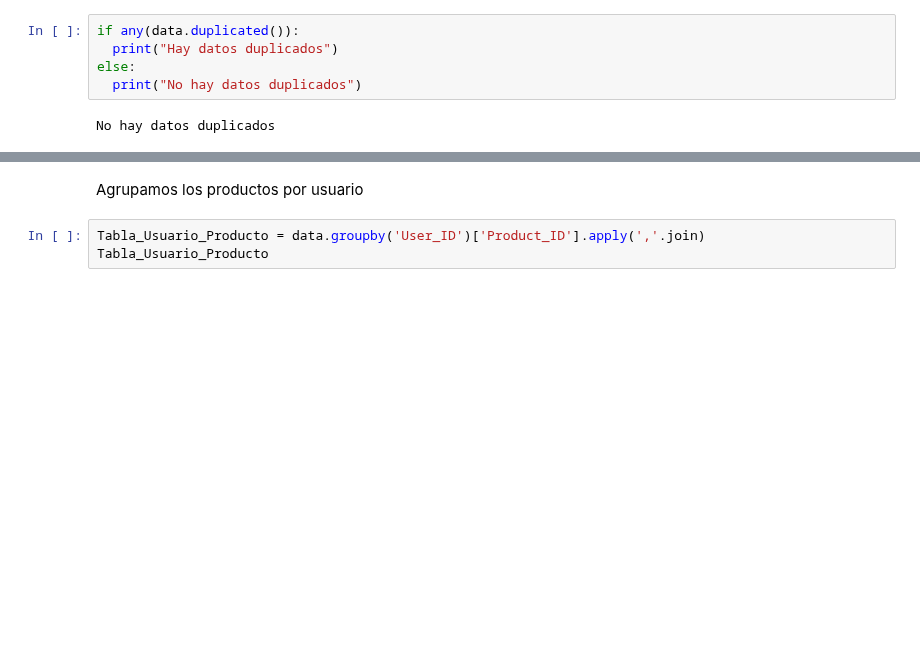
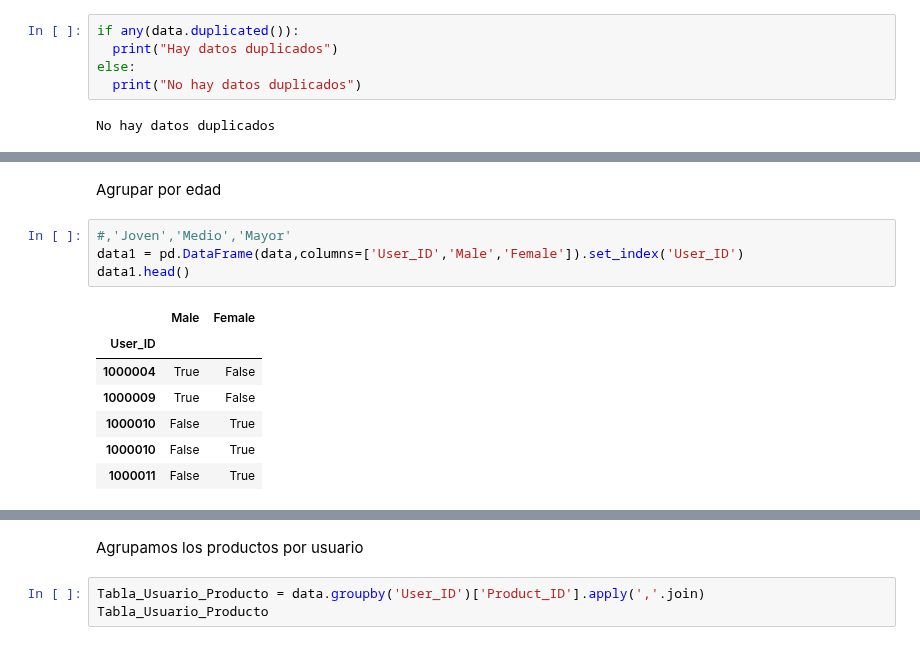
Before and after one commit to javierarteagapuell/deeplearning, a Jupyter notebook: Prac2Ej1.ipynb, the cells around one changed output, grey strips where cells are left out. Cells and saved outputs as stored; diff of their text form; blank space fills up the shorter version.

```diff
--- a/Prac2Ej1.ipynb
+++ b/Prac2Ej1.ipynb
@@ -62,0 +98,14 @@ No hay datos duplicados
+# %% [markdown]
+Agrupar por edad
+# %%
+#,'Joven','Medio','Mayor'
+data1 = pd.DataFrame(data,columns=['User_ID','Male','Female']).set_index('User_ID')
+data1.head()
+# %% [output]
+|  | Male | Female |
+| User_ID |  |  |
+| 1000004 | True | False |
+| 1000009 | True | False |
+| 1000010 | False | True |
+| 1000010 | False | True |
+| 1000011 | False | True |
```
Also changed, not shown: parts of 15 cells of this notebook.
